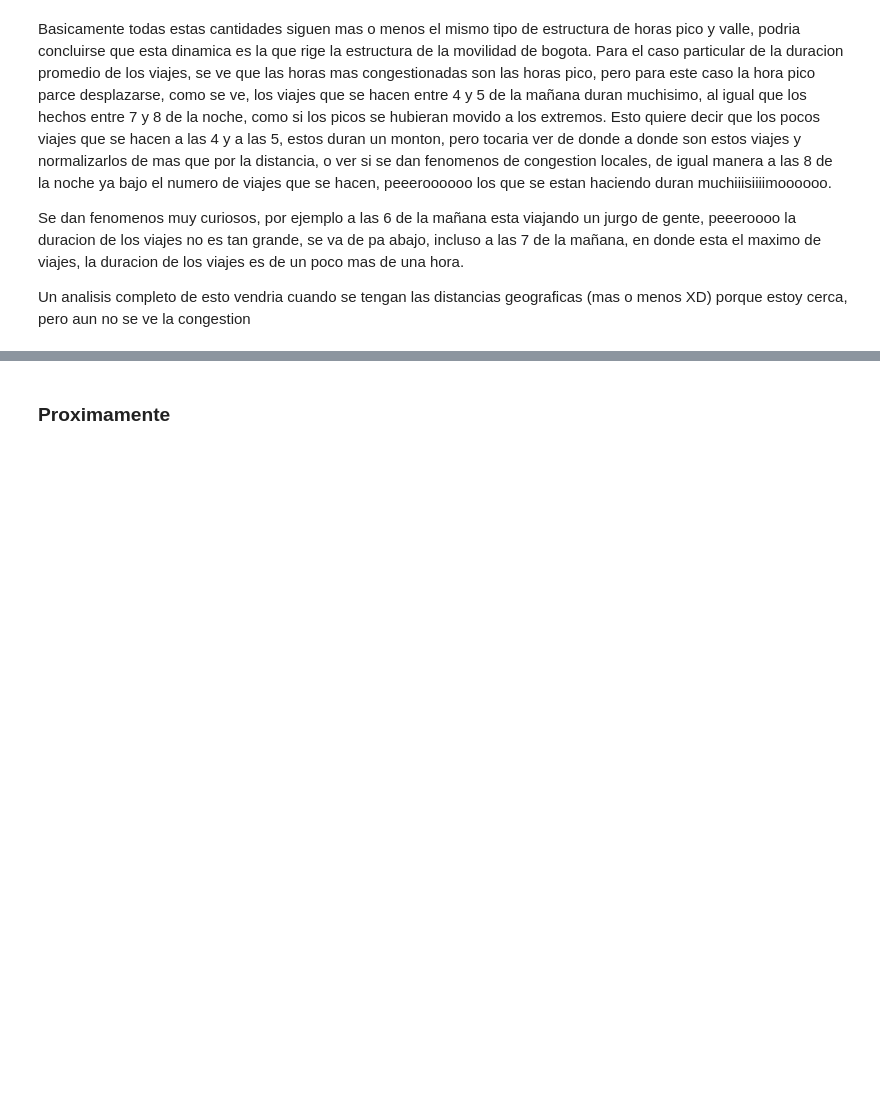
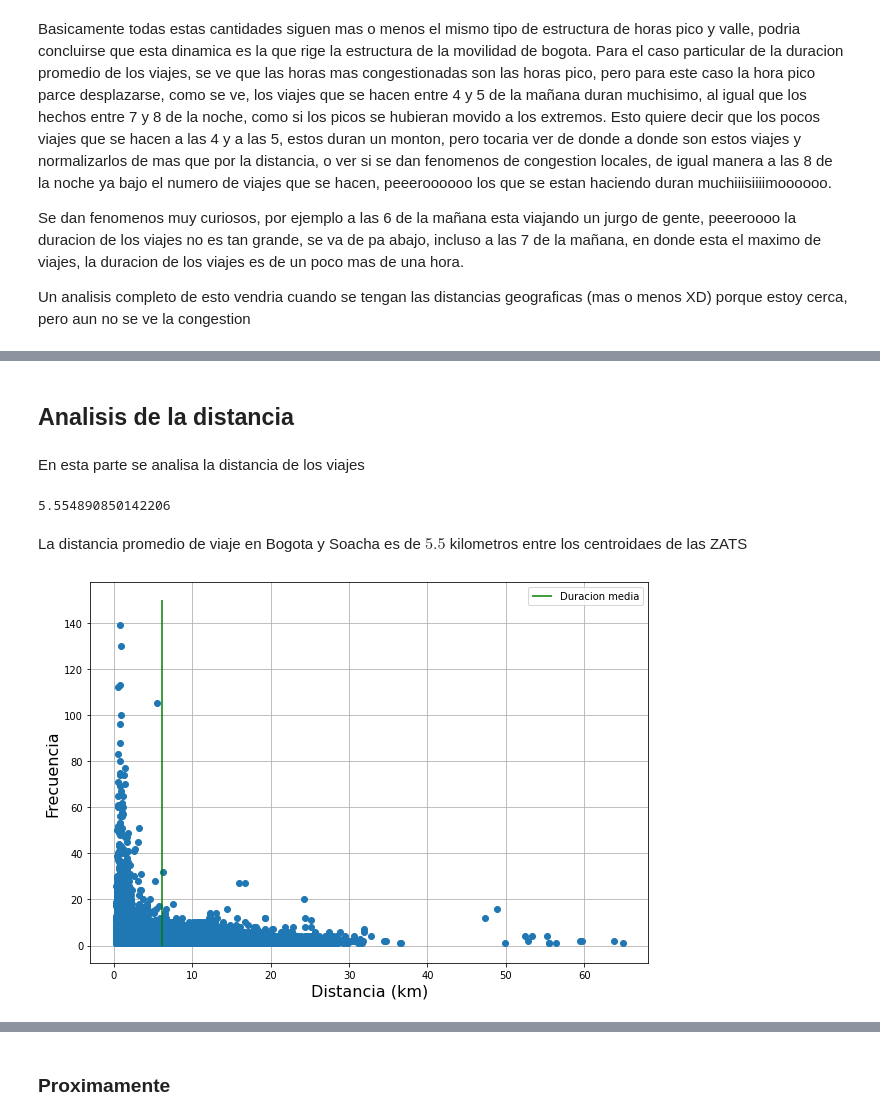
Before and after one commit to saramirezva/Tesis-congestion-Bogota, a Jupyter notebook: Congestion.ipynb, the cells around one changed output, grey strips where cells are left out. Cells and saved outputs as stored; diff of their text form; code cells hidden in the pictures; blank space fills up the shorter version.

```diff
--- a/Congestion.ipynb
+++ b/Congestion.ipynb
@@ -319,0 +218,25 @@ a_file.close()
+# %% [markdown]
+## Analisis de la distancia
+# %% [markdown]
+En esta parte se analisa la distancia  de los viajes
+# %%
+great_df['distancia'].agg('average')
+# %% [output]
+5.554890850142206
+# %% [markdown]
+La distancia promedio de viaje en Bogota y Soacha es de $5.5$ kilometros entre los centroidaes de las ZATS
+# %%
+distancia = np.asarray(great_df[great_df['distancia'] > 0]['distancia'])
+distancia_x, distancia_y = count(distancia)
+yd_normal = distancia_y/sum(distancia_y)
+dis_newman = newman(yd_normal)
+# %%
+plt.figure(figsize = (10,7))
+plt.plot(distancia_x, distancia_y, 'o')
+plt.xlabel('Distancia (km)', fontsize = 16)
+plt.ylabel('Frecuencia', fontsize = 16)
+plt.vlines(np.mean(distancia), 0, 150, color = 'g',label = 'Duracion media')
+plt.legend()
+plt.grid()
+# %% [output]
+[figure, added]
```
Also changed, not shown: parts of 64 cells of this notebook.
